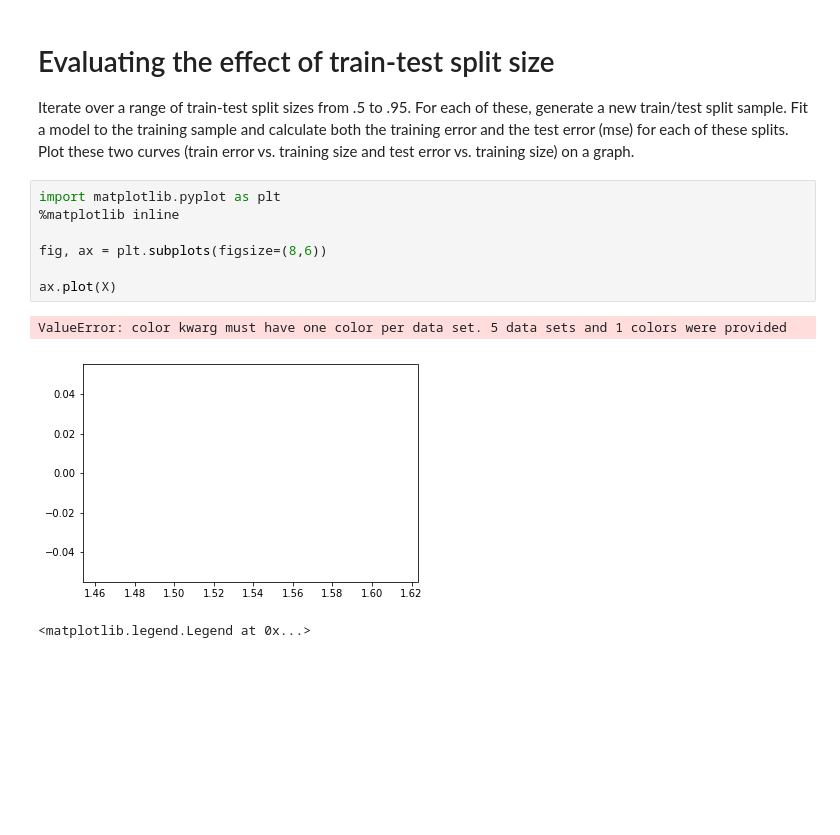
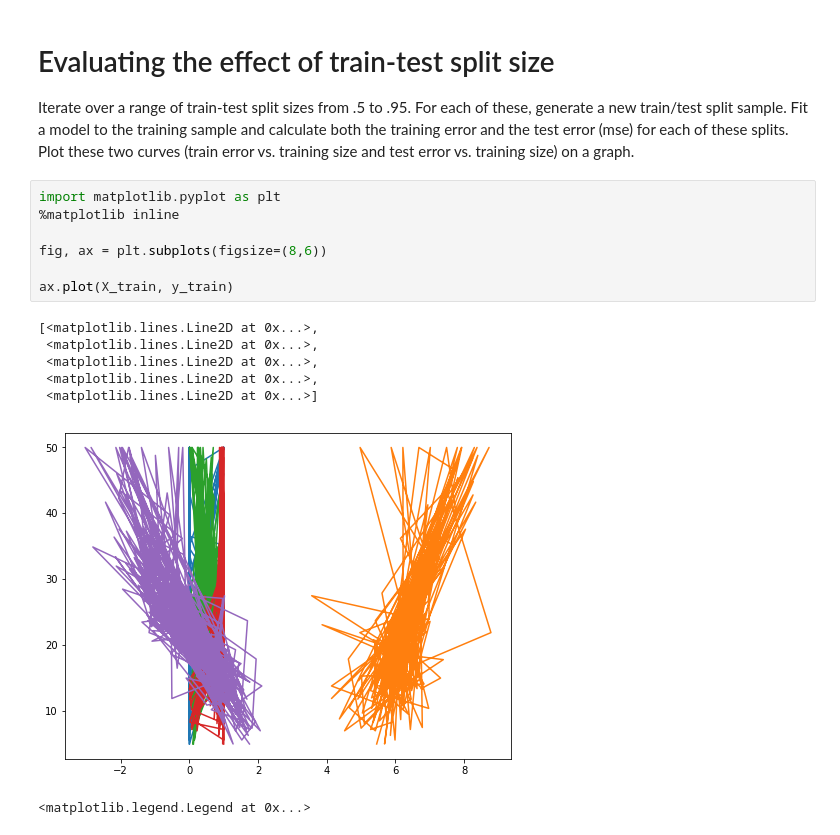
Before and after one commit to jnawjux/dsc-1-11-15-regression-model-validation-lab-seattle-ds-career-040119, a Jupyter notebook: index.ipynb, the cells around one changed output. Saved outputs shown, nothing was run; the diff lists cells and outputs as text; blank space fills up the shorter version.

```diff
--- a/index.ipynb
+++ b/index.ipynb
@@ -90,13 +90,17 @@ Iterate over a range of train-test split sizes from .5 to .95. For each of these
 # %%
 import matplotlib.pyplot as plt
 %matplotlib inline
 
 fig, ax = plt.subplots(figsize=(8,6))
 
-ax.plot(X)
+ax.plot(X_train, y_train)
 # %% [output]
-ValueError: color kwarg must have one color per data set. 5 data sets and 1 colors were provided
+[<matplotlib.lines.Line2D at 0x...>,
+ <matplotlib.lines.Line2D at 0x...>,
+ <matplotlib.lines.Line2D at 0x...>,
+ <matplotlib.lines.Line2D at 0x...>,
+ <matplotlib.lines.Line2D at 0x...>]
-[figure, old version]
+[figure, new version]
 # %%
 # %% [output]
 <matplotlib.legend.Legend at 0x...>
```
